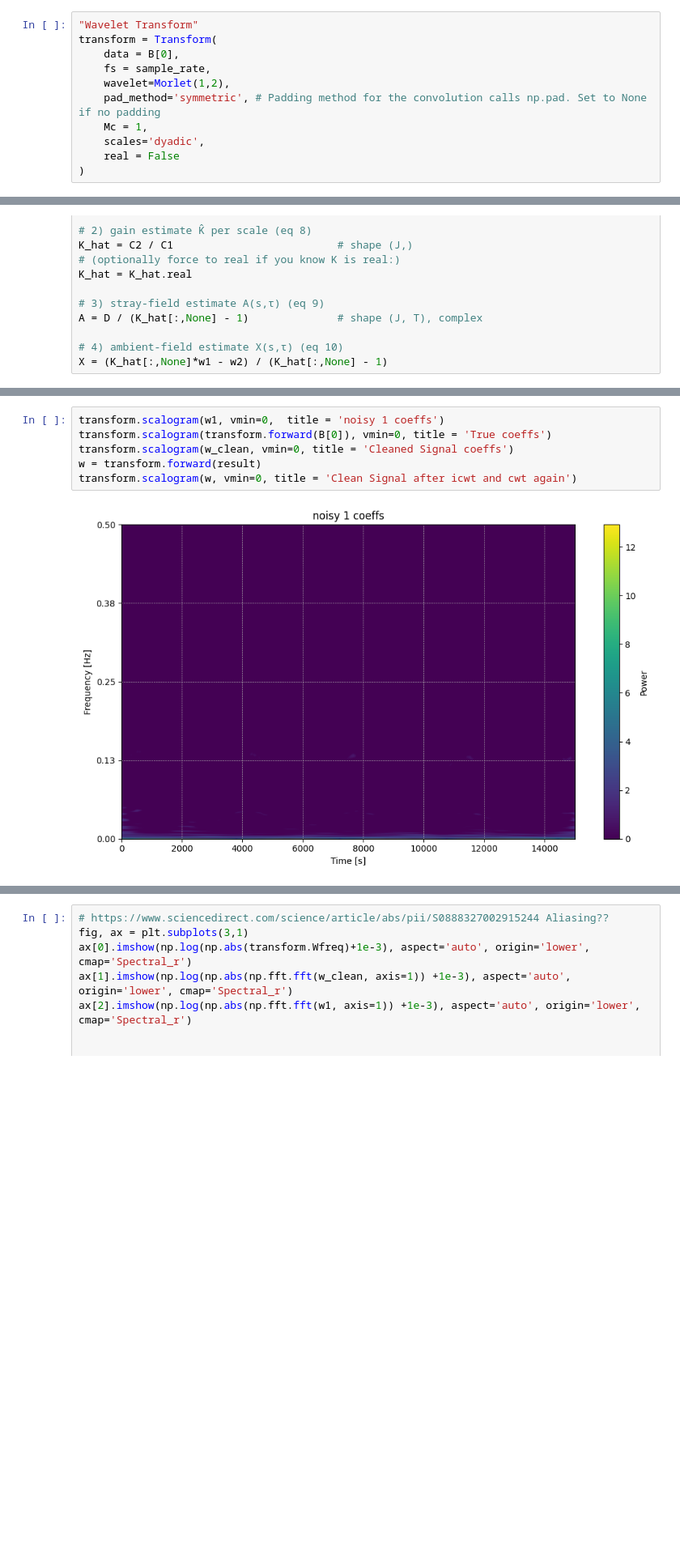
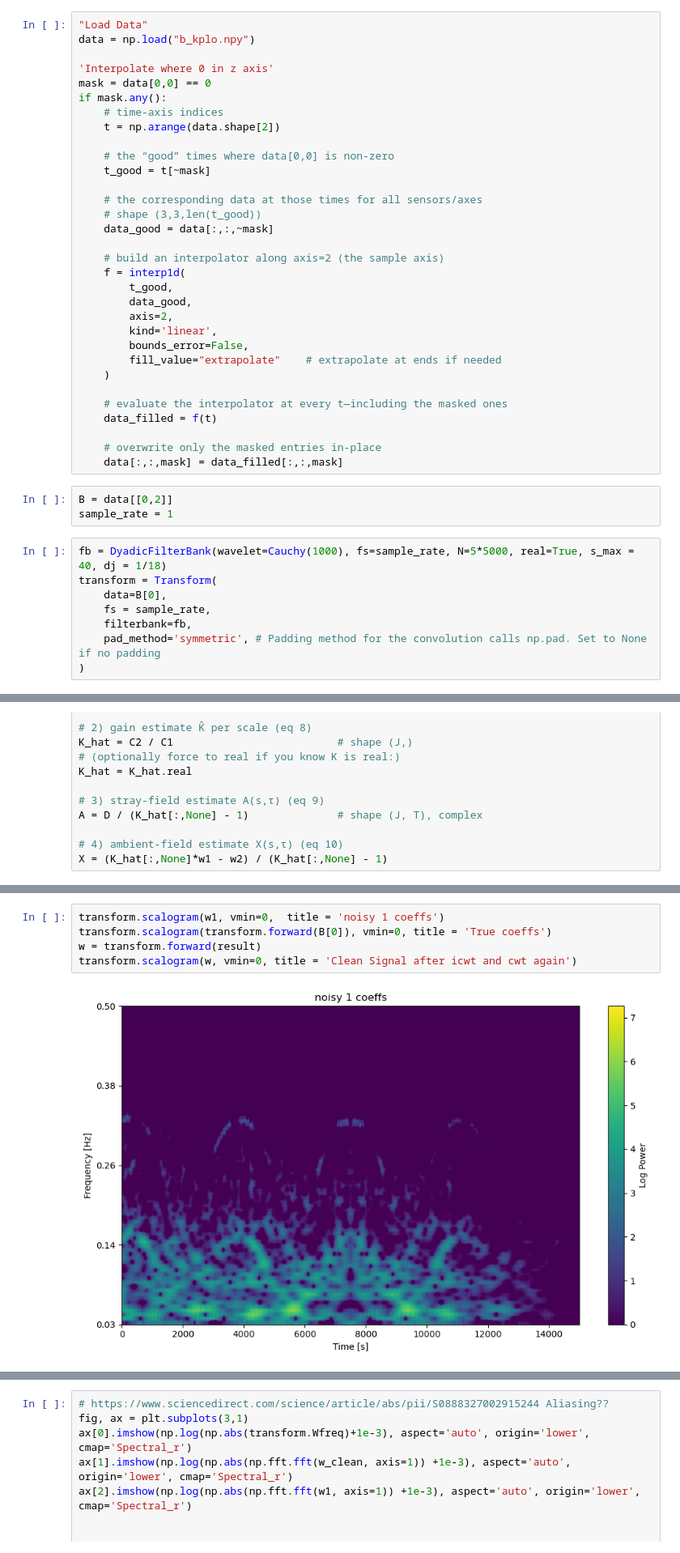
Before and after one commit to aphoffmann/InvertibleWavelets, a Jupyter notebook: KPLO_TEST.ipynb, the cells around one changed output, grey strips where cells are left out. Shown at 81% size. Drawn from its saved outputs; the diff is of its cells as text; blank space fills up the shorter version.

```diff
--- a/KPLO_TEST.ipynb
+++ b/KPLO_TEST.ipynb
@@ -28,12 +11,44 @@ plt.plot(B.T)
+# %%
+"Load Data"
+data = np.load("b_kplo.npy")
+
+'Interpolate where 0 in z axis'
+mask = data[0,0] == 0
+if mask.any():
+    # time-axis indices
+    t = np.arange(data.shape[2])
+
+    # the “good” times where data[0,0] is non-zero
+    t_good = t[~mask]
+
+    # the corresponding data at those times for all sensors/axes
+    # shape (3,3,len(t_good))
+    data_good = data[:,:,~mask]
+
+    # build an interpolator along axis=2 (the sample axis)
+    f = interp1d(
+        t_good,
+        data_good,
+        axis=2,
+        kind='linear',
+        bounds_error=False,
+        fill_value="extrapolate"    # extrapolate at ends if needed
+    )
+
+    # evaluate the interpolator at every t—including the masked ones
+    data_filled = f(t)
+
+    # overwrite only the masked entries in-place
+    data[:,:,mask] = data_filled[:,:,mask]
+# %%
+B = data[[0,2]]
+sample_rate = 1
 # %%
-"Wavelet Transform"
+fb = DyadicFilterBank(wavelet=Cauchy(1000), fs=sample_rate, N=5*5000, real=True, s_max = 40, dj = 1/18)
 transform = Transform(
-    data = B[0],
+    data=B[0],
     fs = sample_rate,
-    wavelet=Morlet(1,2),
+    filterbank=fb,
     pad_method='symmetric', # Padding method for the convolution calls np.pad. Set to None if no padding
-    Mc = 1,
-    scales='dyadic',
-    real = False
 )
 # %% [output]
@@ -95,8 +97,7 @@ plt.plot(result)
 # %%
 transform.scalogram(w1, vmin=0,  title = 'noisy 1 coeffs')
 transform.scalogram(transform.forward(B[0]), vmin=0, title = 'True coeffs')
-transform.scalogram(w_clean, vmin=0, title = 'Cleaned Signal coeffs')
 w = transform.forward(result)
 transform.scalogram(w, vmin=0, title = 'Clean Signal after icwt and cwt again')
 # %% [output]
-[figure, old version]
+[figure, new version]
```
Also changed, not shown: parts of 12 cells of this notebook, 7 other files.
